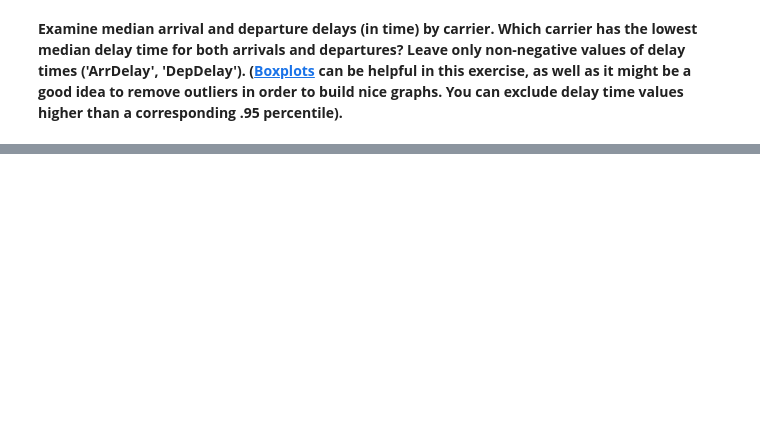
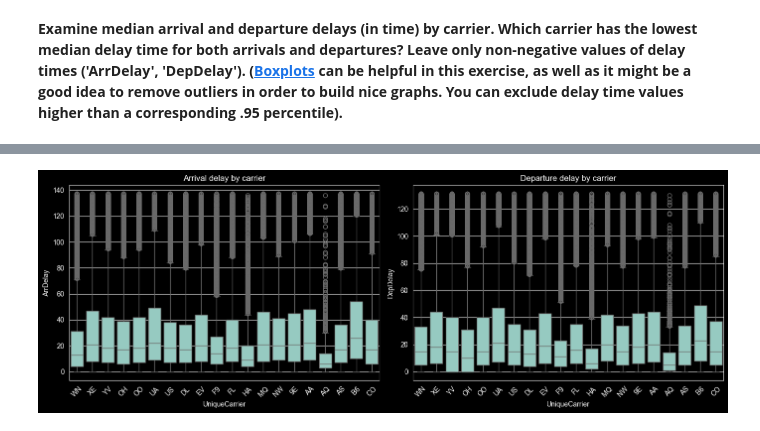
Before and after one commit to mentisVeritas/MLC, a Jupyter notebook: Homeworks/assignment_EDA.ipynb, the cells around one changed output, grey strips where cells are left out. Cells and saved outputs as stored; diff of their text form; code cells hidden in the pictures; blank space fills up the shorter version.

```diff
--- a/Homeworks/assignment_EDA.ipynb
+++ b/Homeworks/assignment_EDA.ipynb
@@ -406,0 +469,17 @@ _Hint_ : consider only positive delays
+# %%
+delays = completed[['UniqueCarrier', 'ArrDelay', 'DepDelay']].copy()
+delays = delays[(delays['ArrDelay'] >= 0) & (delays['DepDelay'] >= 0)]
+p95_arr = delays['ArrDelay'].quantile(0.95)
+p95_dep = delays['DepDelay'].quantile(0.95)
+delays = delays[(delays['ArrDelay'] <= p95_arr) & (delays['DepDelay'] <= p95_dep)]
+fig, axes = plt.subplots(1, 2, figsize=(14, 5))
+sns.boxplot(data=delays, x='UniqueCarrier', y='ArrDelay', ax=axes[0])
+axes[0].set_title('Arrival delay by carrier')
+axes[0].tick_params(axis='x', rotation=45)
+sns.boxplot(data=delays, x='UniqueCarrier', y='DepDelay', ax=axes[1])
+axes[1].set_title('Departure delay by carrier')
+axes[1].tick_params(axis='x', rotation=45)
+plt.tight_layout()
+plt.show()
+# %% [output]
+[figure, added]
```
Also changed, not shown: parts of 59 cells of this notebook, 1 other file.
